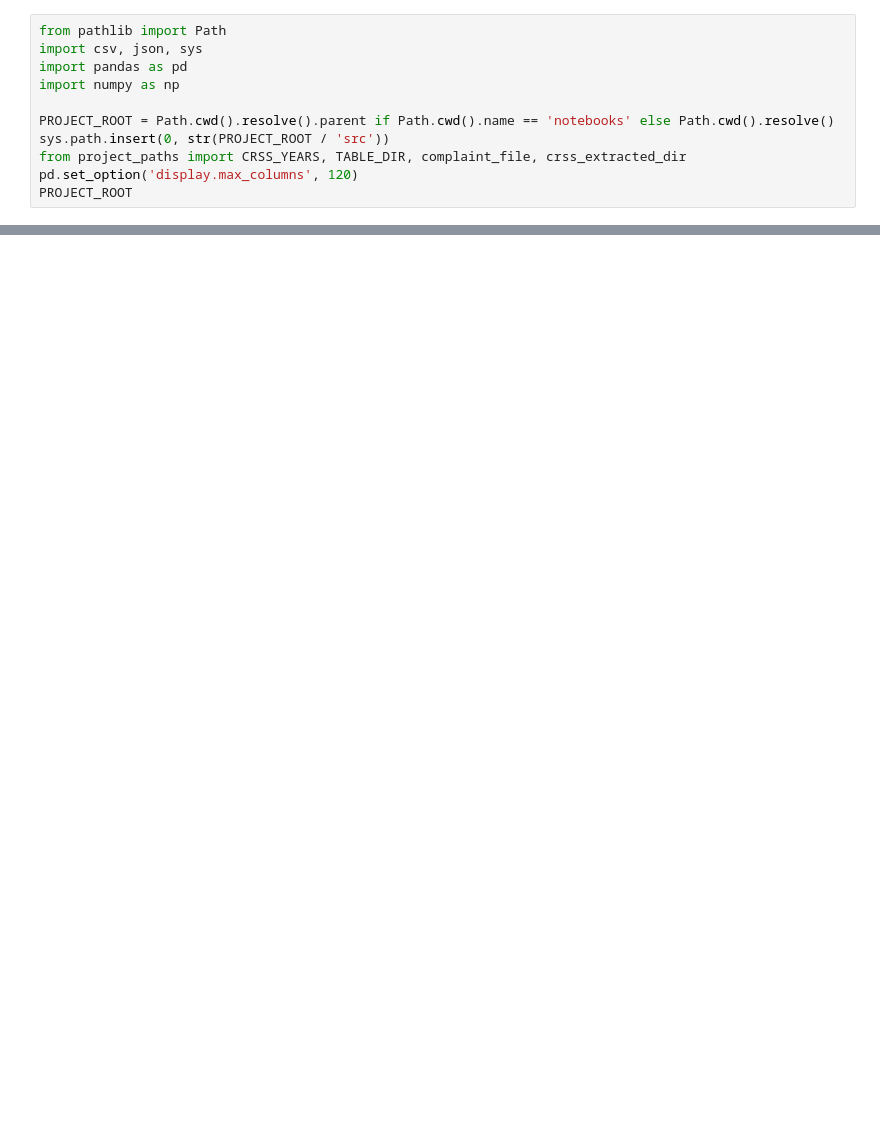
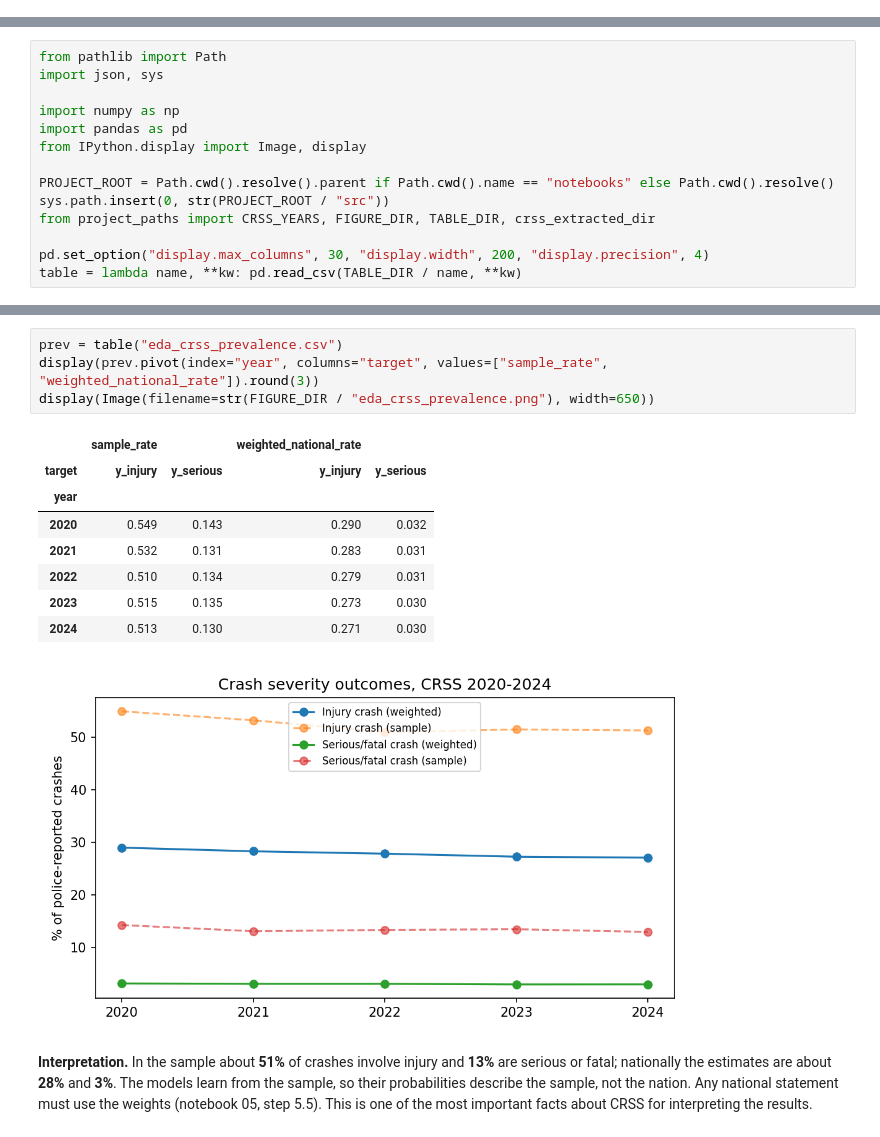
Before and after one commit to delanomullings7771-sys/vehicle-safety-intelligence, a Jupyter notebook: notebooks/02_Data_Understanding.ipynb, the cells around one changed output, grey strips where cells are left out. Saved outputs shown, nothing was run; the diff lists cells and outputs as text; blank space fills up the shorter version.

Commit message:
Notebook 02: full exploratory analysis, statistical tests and linkage; notebook 01 tidy
Co-Authored-By: Claude Opus 5.5 <noreply@anthropic.com>

```diff
--- a/notebooks/02_Data_Understanding.ipynb
+++ b/notebooks/02_Data_Understanding.ipynb
@@ -4,11 +0,0 @@ This notebook verifies provenance, physical structure, schemas, keys, quality, i
-# %%
-from pathlib import Path
-import csv, json, sys
-import pandas as pd
-import numpy as np
-
-PROJECT_ROOT = Path.cwd().resolve().parent if Path.cwd().name == 'notebooks' else Path.cwd().resolve()
-sys.path.insert(0, str(PROJECT_ROOT / 'src'))
-from project_paths import CRSS_YEARS, TABLE_DIR, complaint_file, crss_extracted_dir
-pd.set_option('display.max_columns', 120)
-PROJECT_ROOT
@@ -220,0 +15,14 @@ Proceed to preparation only after all items are evidenced:
+# %%
+from pathlib import Path
+import json, sys
+
+import numpy as np
+import pandas as pd
+from IPython.display import Image, display
+
+PROJECT_ROOT = Path.cwd().resolve().parent if Path.cwd().name == "notebooks" else Path.cwd().resolve()
+sys.path.insert(0, str(PROJECT_ROOT / "src"))
+from project_paths import CRSS_YEARS, FIGURE_DIR, TABLE_DIR, crss_extracted_dir
+
+pd.set_option("display.max_columns", 30, "display.width", 200, "display.precision", 4)
+table = lambda name, **kw: pd.read_csv(TABLE_DIR / name, **kw)
@@ -220,0 +123,16 @@ Proceed to preparation only after all items are evidenced:
+# %%
+prev = table("eda_crss_prevalence.csv")
+display(prev.pivot(index="year", columns="target", values=["sample_rate", "weighted_national_rate"]).round(3))
+display(Image(filename=str(FIGURE_DIR / "eda_crss_prevalence.png"), width=650))
+# %% [output]
+|  | sample_rate |  | weighted_national_rate |  |
+| target | y_injury | y_serious | y_injury | y_serious |
+| year |  |  |  |  |
+| 2020 | 0.549 | 0.143 | 0.290 | 0.032 |
+| 2021 | 0.532 | 0.131 | 0.283 | 0.031 |
+| 2022 | 0.510 | 0.134 | 0.279 | 0.031 |
+| 2023 | 0.515 | 0.135 | 0.273 | 0.030 |
+| 2024 | 0.513 | 0.130 | 0.271 | 0.030 |
+[figure, added]
+# %% [markdown]
+**Interpretation.** In the sample about **51%** of crashes involve injury and **13%** are serious or fatal; nationally the estimates are about **28%** and **3%**. The models learn from the sample, so their probabilities describe the sample, not the nation. Any national statement must use the weights (notebook 05, step 5.5). This is one of the most important facts about CRSS for interpreting the results.
```
Also changed, not shown: parts of 61 cells of this notebook, 2 other files.
